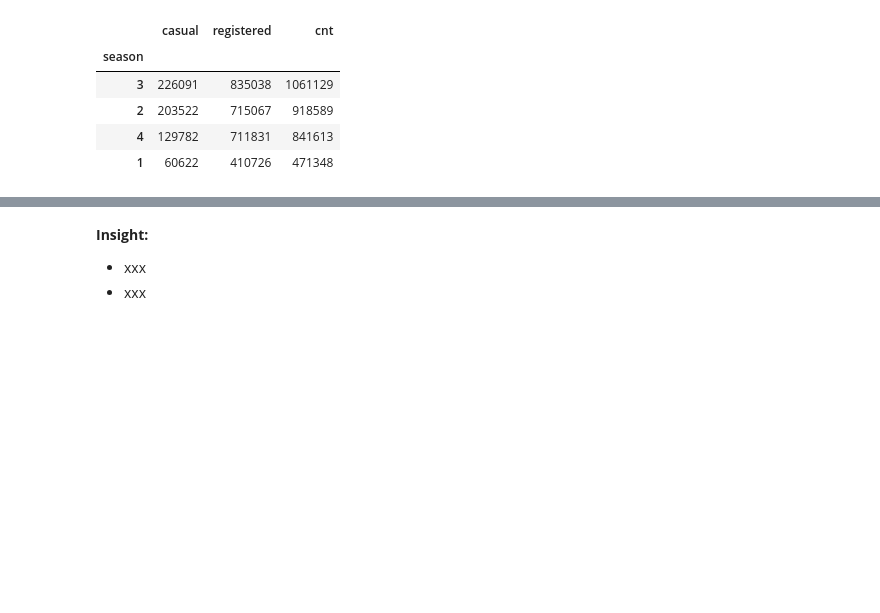
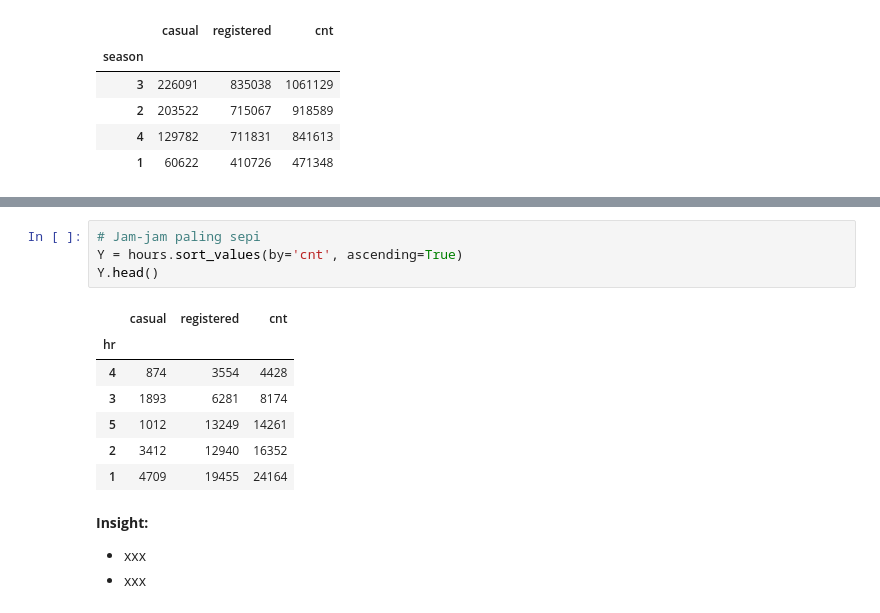
Before and after one commit to mayanggumelarr/PROYEK-ANALISIS-DATA, a Jupyter notebook: Proyek_Analisis_Data.ipynb, the cells around one changed output, grey strips where cells are left out. Drawn from its saved outputs; the diff is of its cells as text; blank space fills up the shorter version.

```diff
--- a/Proyek_Analisis_Data.ipynb
+++ b/Proyek_Analisis_Data.ipynb
@@ -294,3 +343,15 @@ Trend Perentalan Musiman:
+# %%
+# Jam-jam paling sepi
+Y = hours.sort_values(by='cnt', ascending=True)
+Y.head()
+# %% [output]
+|  | casual | registered | cnt |
+| hr |  |  |  |
+| 4 | 874 | 3554 | 4428 |
+| 3 | 1893 | 6281 | 8174 |
+| 5 | 1012 | 13249 | 14261 |
+| 2 | 3412 | 12940 | 16352 |
+| 1 | 4709 | 19455 | 24164 |
 # %% [markdown]
 **Insight:**
 - xxx
```
Also changed, not shown: parts of 4 cells of this notebook, 1 other file.
